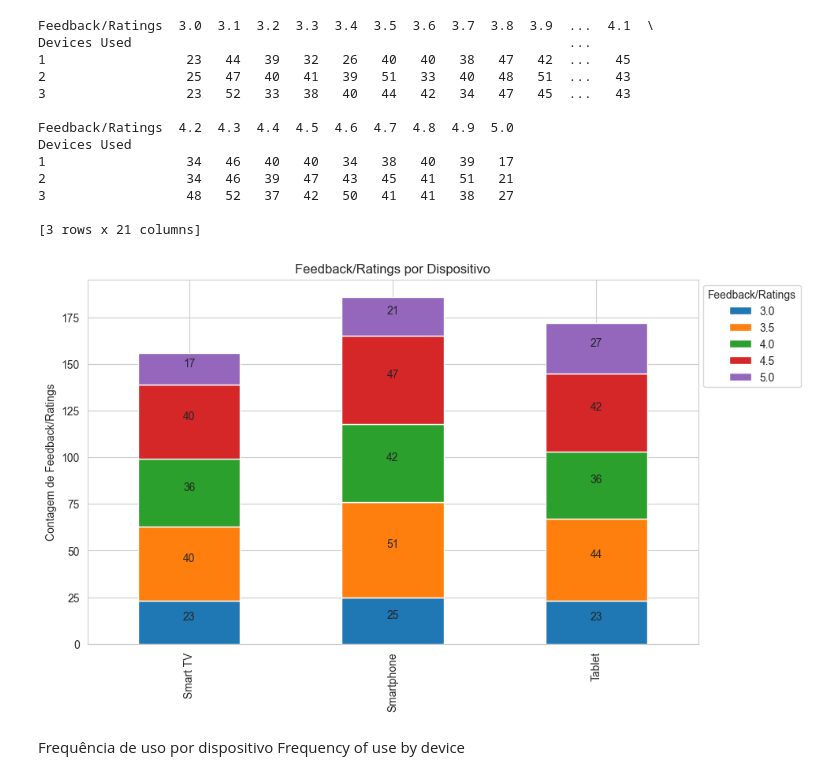
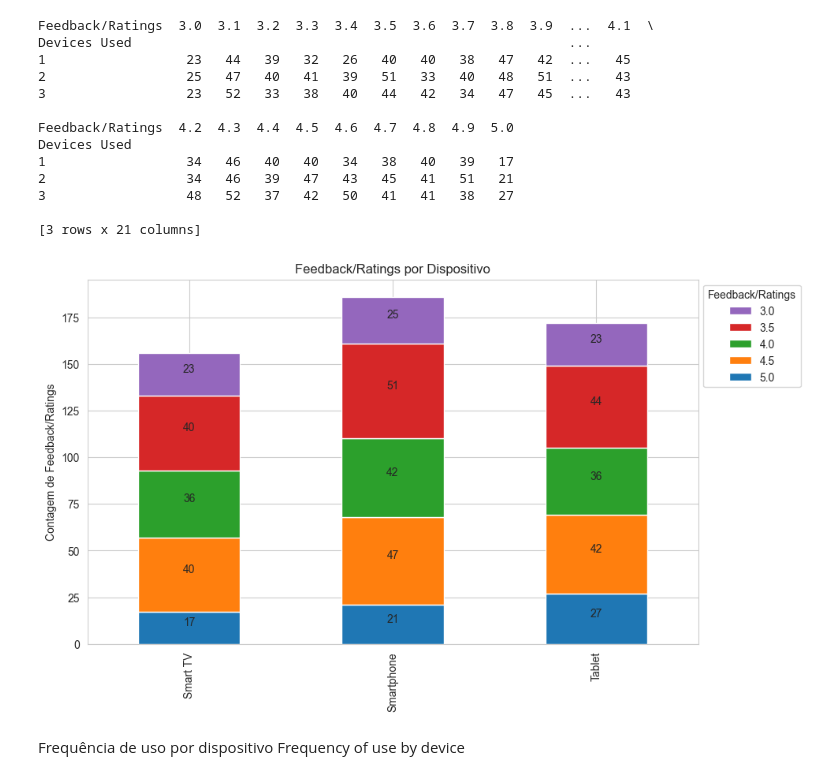
Before and after one commit to RafaelEliaas/PrimeVideoAnalysis, a Jupyter notebook: PrimeVideoAnalysis.ipynb, the cells around one changed output. Cells and saved outputs as stored; diff of their text form; code cells hidden in the pictures.

```diff
--- a/PrimeVideoAnalysis.ipynb
+++ b/PrimeVideoAnalysis.ipynb
@@ -319,3 +317,6 @@ Devices Used
+# %%
+df['Engagement Metrics'] = df['Engagement Metrics'].replace({1:'low', 2:'Medium', 3:'High'})
+df['Engagement Metrics'] = df['Engagement Metrics'].astype(str)
 # %%
 resultado_plot = resultado.copy()
 
@@ -377,26 +374,30 @@ df['Devices Used'] = df['Devices Used'].astype(str)
 # %%
 dispositivo_feedback = df.groupby('Devices Used')['Feedback/Ratings'].value_counts().unstack(fill_value=0)
 
 feedback_especifico = [3.0, 3.5, 4.0, 4.5, 5.0]
 dispositivo_feedback_filtrado = dispositivo_feedback[feedback_especifico]
+# Reverter a ordem das colunas (legendas) usando iloc
+dispositivo_feedback_filtrado = dispositivo_feedback_filtrado.iloc[:, ::-1]
+
 
 ax = dispositivo_feedback_filtrado.plot(kind='bar', stacked=True, figsize=(10, 6))
 plt.title('Feedback/Ratings por Dispositivo')
 plt.xlabel('')
 plt.ylabel('Contagem de Feedback/Ratings')
 
-plt.legend(title='Feedback/Ratings', bbox_to_anchor=(1, 1), loc='upper left')
+handles, labels = ax.get_legend_handles_labels()
+ax.legend(handles[::-1], labels[::-1], title='Feedback/Ratings', bbox_to_anchor=(1, 1), loc='upper left')
 
 for p in ax.patches:
     width = p.get_width()
     height = p.get_height()
     x, y = p.get_xy()
     ax.annotate(int(height), (x + width / 2, y + height / 2), ha='center', va='center', xytext=(0, 5),
                 textcoords='offset points')
 
 plt.show()
 # %% [output]
-[figure, old version]
+[figure, new version]
 # %% [markdown]
 Frequência de uso por dispositivo
 Frequency of use by device
```
Also changed, not shown: parts of 4 cells of this notebook, 2 other files.
